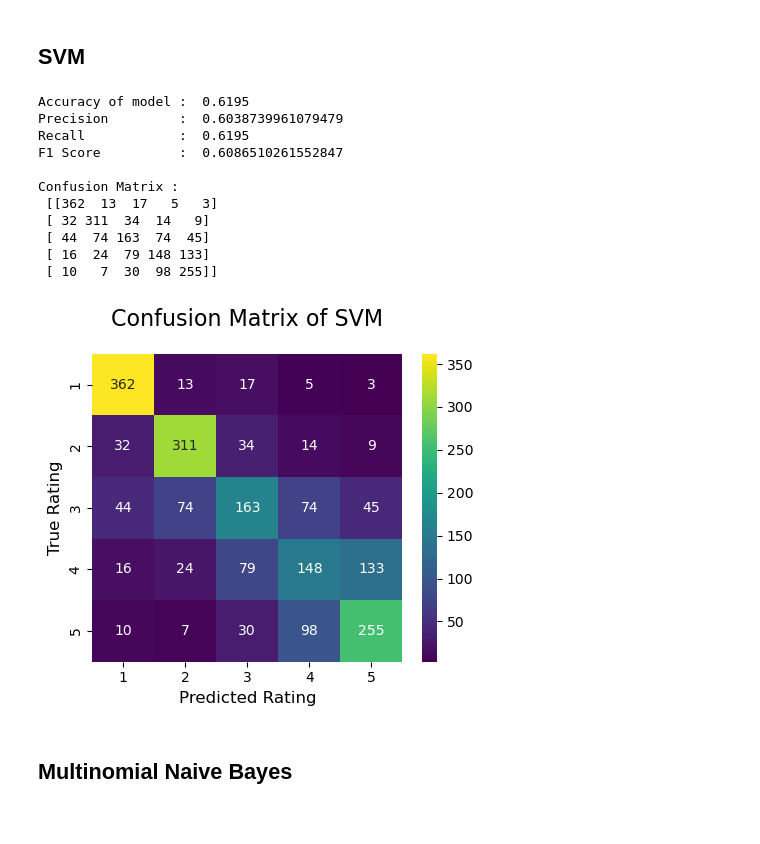
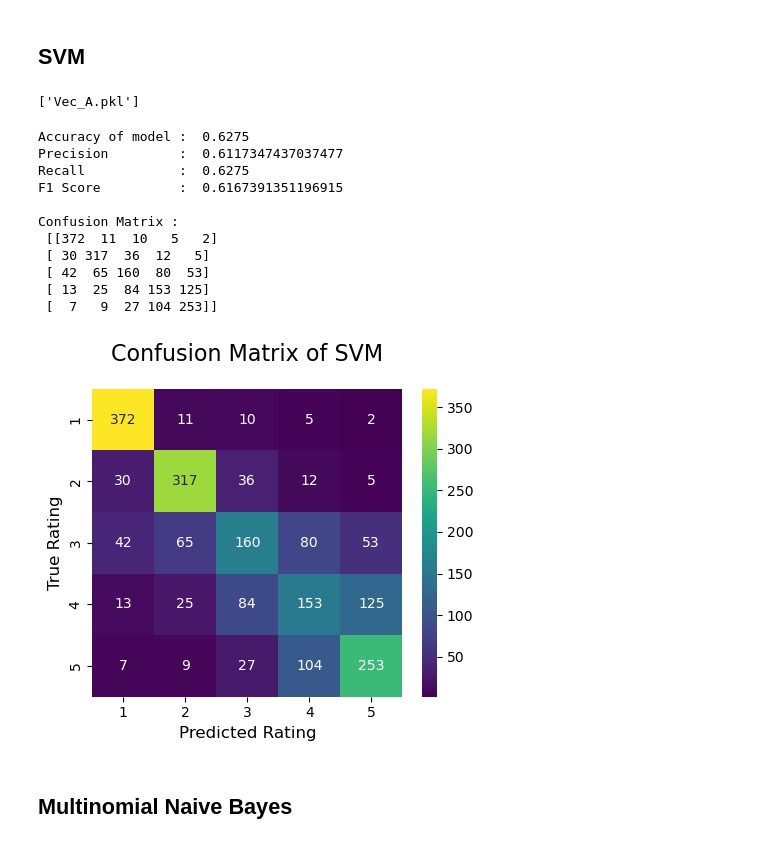
Before and after one commit to JoelKBenny/automated-review-rating-system, a Jupyter notebook: notebooks/Disneyland_reviews.ipynb, the cells around one changed output. Saved outputs shown, nothing was run; the diff lists cells and outputs as text; code cells hidden in the pictures.

Commit message:
Model cross testing documented

```diff
--- a/notebooks/Disneyland_reviews.ipynb
+++ b/notebooks/Disneyland_reviews.ipynb
@@ -455,14 +471,14 @@ from sklearn.metrics import accuracy_score, precision_score, recall_score, f1_sc
 # %% [markdown]
 #### Initiating the model
 # %%
-model = LogisticRegression(multi_class = "multinomial",
+lr_model = LogisticRegression(multi_class = "multinomial",
                            solver = "lbfgs", #softmax function
                            max_iter = 500,
                            random_state = 42)
 # %% [markdown]
 #### Fitting the model on training set
 # %%
-model.fit(x_train_vec, y_train)
+lr_model.fit(x_train_vec, y_train)
 # %% [output]
 LogisticRegression(max_iter=500, multi_class='multinomial', random_state=42)
 # %% [markdown]
@@ -544,46 +560,54 @@ plt.show()
 ## SVM
 # %%
 from sklearn.svm import LinearSVC
-svm = LinearSVC()
-svm.fit(x_train_vec, y_train)
-y_pred_svm = svm.predict(x_test_vec)
+# model_A = svm
+model_A = LinearSVC(random_state=42)
+model_A.fit(x_train_vec, y_train)
+y_pred_svm = model_A.predict(x_test_vec)
+# %%
+import joblib
+
+joblib.dump(model_A, "Model_A.pkl")
+joblib.dump(vectorizer_A, "Vec_A.pkl")
+# %% [output]
+['Vec_A.pkl']
 # %%
 from sklearn.metrics import accuracy_score, precision_score, recall_score, f1_score, confusion_matrix
 
-accuracy = accuracy_score(y_test, y_pred_svm)
-precision = precision_score(y_test, y_pred_svm, average='weighted')
-recall = recall_score(y_test, y_pred_svm, average='weighted')
-f1 = f1_score(y_test, y_pred_svm, average='weighted')
-cm = confusion_matrix(y_test, y_pred_svm)
+accuracy_svm = accuracy_score(y_test, y_pred_svm)
+precision_svm = precision_score(y_test, y_pred_svm, average='weighted')
+recall_svm = recall_score(y_test, y_pred_svm, average='weighted')
+f1_svm = f1_score(y_test, y_pred_svm, average='weighted')
+cm_svm = confusion_matrix(y_test, y_pred_svm)
 
-print("\nAccuracy of model : ",accuracy)
-print("Precision         : ",precision)
-print("Recall            : ",recall)
-print("F1 Score          : ",f1)
-print("\nConfusion Matrix : \n",cm)
+print("\nAccuracy of model : ",accuracy_svm)
+print("Precision         : ",precision_svm)
+print("Recall            : ",recall_svm)
+print("F1 Score          : ",f1_svm)
+print("\nConfusion Matrix : \n",cm_svm)
 # %% [output]
-Accuracy of model :  0.6195
-Precision         :  0.6038739961079479
-Recall            :  0.6195
-F1 Score          :  0.6086510261552847
+Accuracy of model :  0.6275
+Precision         :  0.6117347437037477
+Recall            :  0.6275
+F1 Score          :  0.6167391351196915
 
 Confusion Matrix :
- [[362  13  17   5   3]
- [ 32 311  34  14   9]
- [ 44  74 163  74  45]
- [ 16  24  79 148 133]
- [ 10   7  30  98 255]]
+ [[372  11  10   5   2]
+ [ 30 317  36  12   5]
+ [ 42  65 160  80  53]
+ [ 13  25  84 153 125]
+ [  7   9  27 104 253]]
 # %%
 labels = [1,2,3,4,5]
 
 plt.figure(figsize=(5,4))
-sns.heatmap(cm, annot=True, fmt='d', cmap='viridis', xticklabels=labels, yticklabels=labels)
+sns.heatmap(cm_svm, annot=True, fmt='d', cmap='viridis', xticklabels=labels, yticklabels=labels)
 plt.xlabel("Predicted Rating", fontsize=12)
 plt.ylabel("True Rating", fontsize=12)
 plt.title("Confusion Matrix of SVM", fontsize=16, pad=20)
 plt.show()
 # %% [output]
-[figure, old version]
+[figure, new version]
 # %% [markdown]
 ## Multinomial Naive Bayes
 # %%
```
Also changed, not shown: parts of 10 cells of this notebook, 11 other files.
